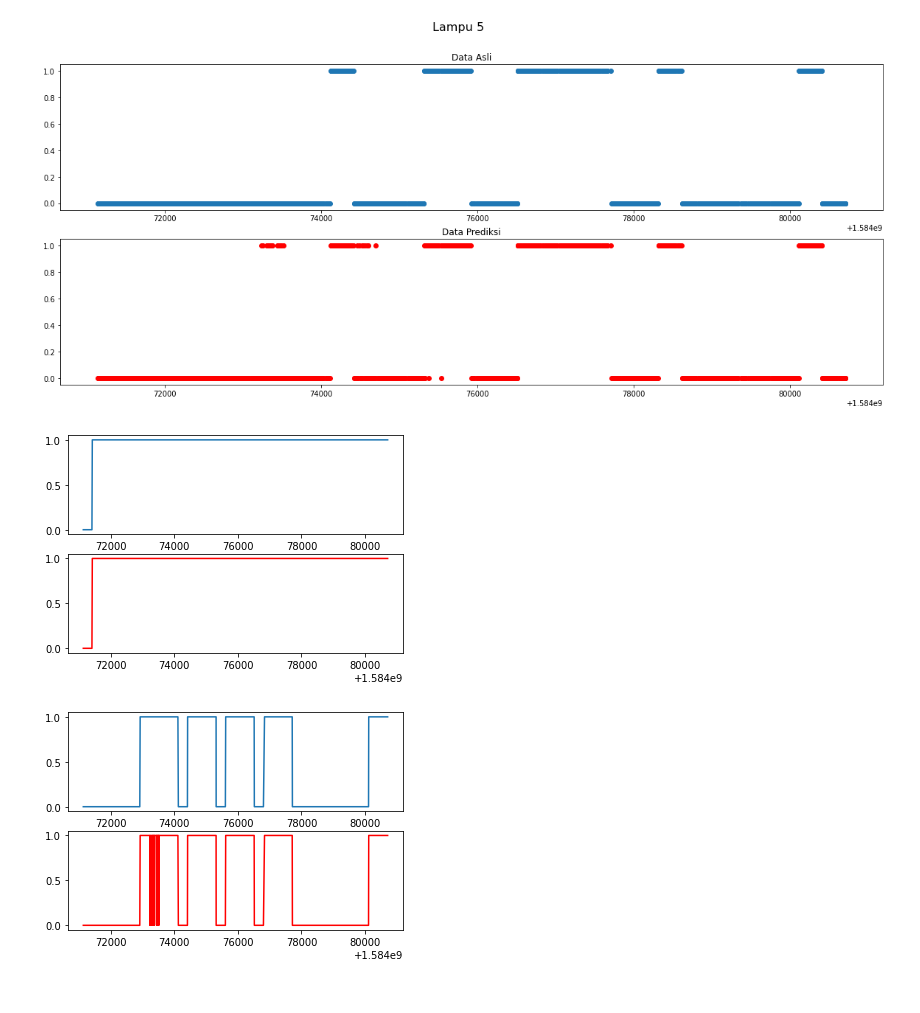
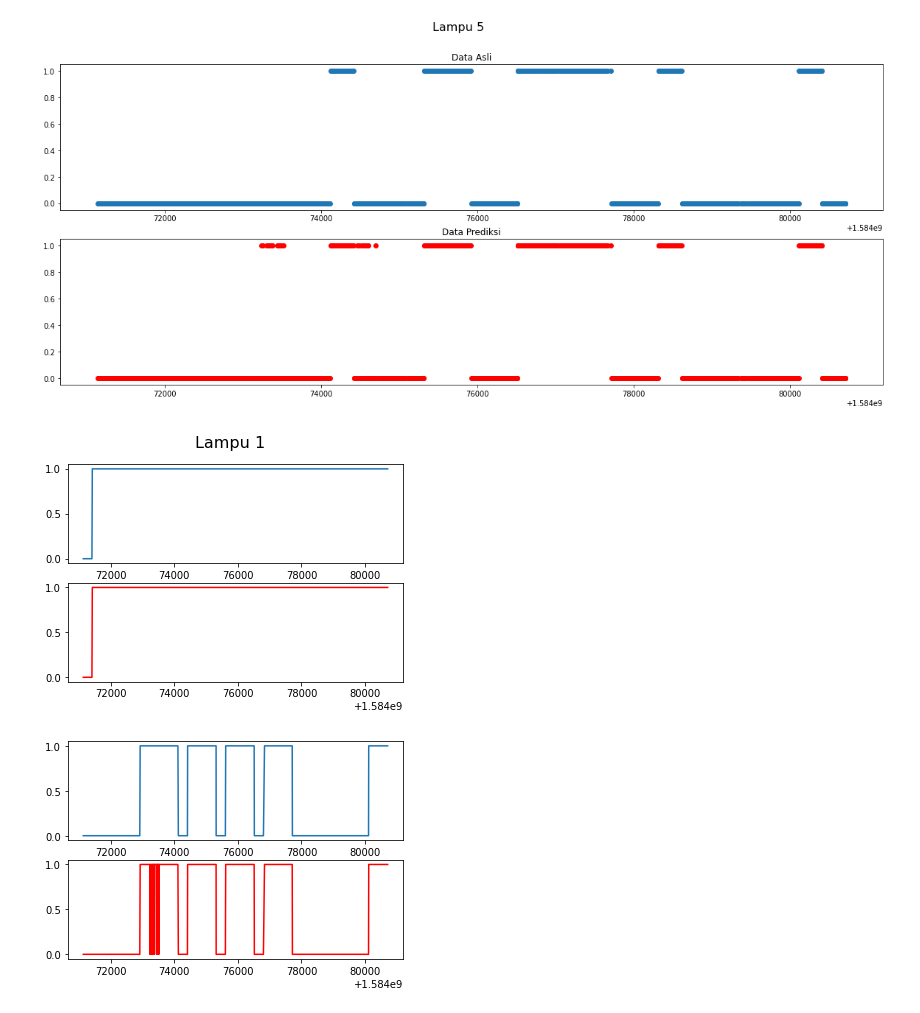
Before and after one commit to HenHimA1/A1, a Jupyter notebook: KNN2.ipynb, the cells around one changed output. Drawn from its saved outputs; the diff is of its cells as text; code cells hidden in the pictures.

```diff
--- a/KNN2.ipynb
+++ b/KNN2.ipynb
@@ -69,7 +84,7 @@ array([1584079823, 1584079493, 1584073593, ..., 1584077303, 1584078663,
 # %% [markdown]
 Masukkan input dan output ke dalam fungsi KNN
 # %%
-jumlah_n = len(np.unique(Y_out))
+jumlah_n = 10
 fungsi_knn = KNeighborsClassifier(n_neighbors=jumlah_n)
 fungsi_knn.fit(X_train[:,0:1],y_train)
 # %% [output]
@@ -207,17 +207,18 @@ plt.show()
 # %%
 lampu1linetest = np.array([X_test[:,1],k_ytest1]).transpose()
 lampu1linetest = lampu1linetest[np.argsort(lampu1linetest[:, 0])]
 lampu1linetest = lampu1linetest.transpose()
 lampu1lineprediksi = np.array([X_test[:,1],k_prediksi1]).transpose()
 lampu1lineprediksi = lampu1lineprediksi[np.argsort(lampu1lineprediksi[:, 0])]
 lampu1lineprediksi = lampu1lineprediksi.transpose()
+plt.suptitle('Lampu 1', fontsize=16)
 plt.subplot(2,1,1)
 plt.plot(lampu1linetest[0],lampu1linetest[1])
 plt.subplot(2,1,2)
 plt.plot(lampu1lineprediksi[0],lampu1lineprediksi[1], color="red")
 plt.show()
 # %% [output]
-[figure, old version]
+[figure, new version]
 # %%
 lampu2linetest = np.array([X_test[:,1],k_ytest2]).transpose()
 lampu2linetest = lampu2linetest[np.argsort(lampu2linetest[:, 0])]
```
Also changed, not shown: parts of 11 cells of this notebook.
